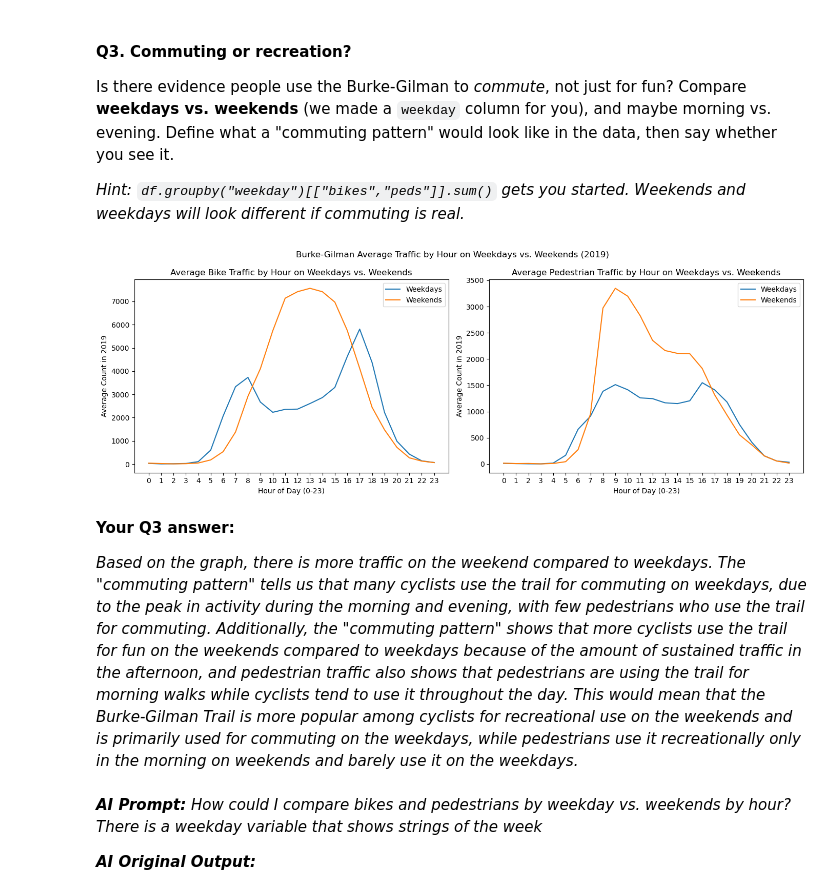
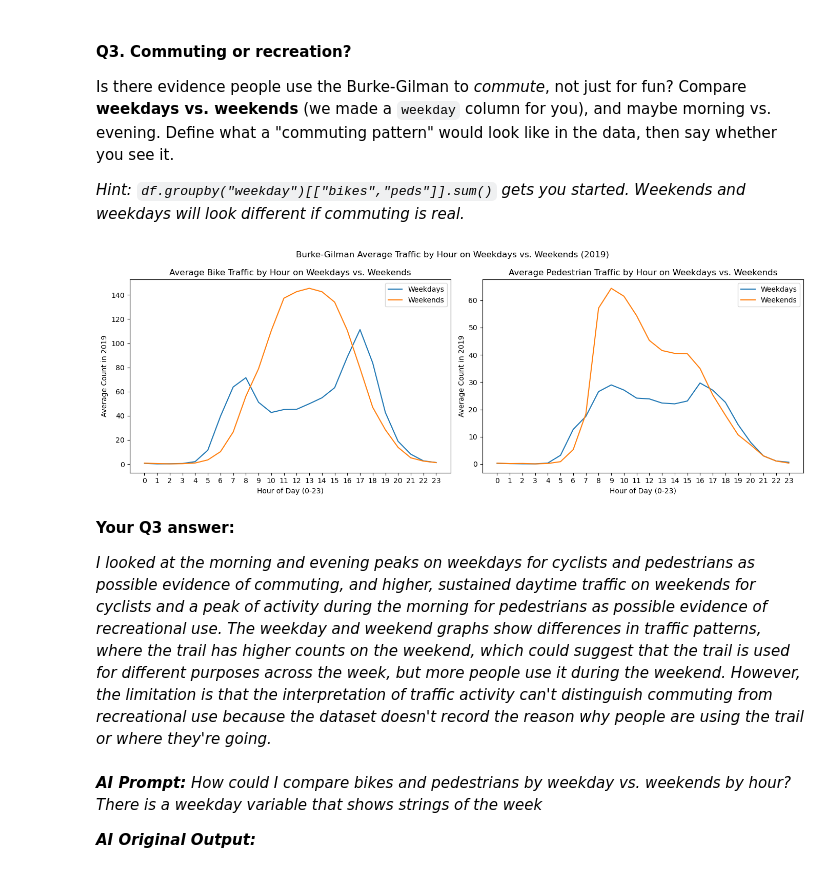
Before and after one commit to yureixas/hcde-410, a Jupyter notebook: A1/A1.ipynb, the cells around one changed output. Cells and saved outputs as stored; diff of their text form; code cells hidden in the pictures.

```diff
--- a/A1/A1.ipynb
+++ b/A1/A1.ipynb
@@ -284,42 +312,42 @@ weekends = ["Saturday", "Sunday"]
 weekday_data = df[df["weekday"].isin(weekdays)]
 weekend_data = df[df["weekday"].isin(weekends)]
 
 # Group by hour and calculate average traffic per day of the week
-bikes_weekday = weekday_data.groupby(["weekday", "hour"])["bikes"].sum().groupby("hour").mean()
-bikes_weekend = weekend_data.groupby(["weekday", "hour"])["bikes"].sum().groupby("hour").mean()
+bikes_weekday = weekday_data.groupby("hour")["bikes"].mean()
+bikes_weekend = weekend_data.groupby("hour")["bikes"].mean()
 
-peds_weekday = weekday_data.groupby(["weekday", "hour"])["peds"].sum().groupby("hour").mean()
-peds_weekend = weekend_data.groupby(["weekday", "hour"])["peds"].sum().groupby("hour").mean()
+peds_weekday = weekday_data.groupby("hour")["peds"].mean()
+peds_weekend = weekend_data.groupby("hour")["peds"].mean()
 
 # Create two plots
 fig, axes = plt.subplots(1, 2, figsize=(14, 5))
 
 axes[0].plot(bikes_weekday.index, bikes_weekday.values, label="Weekdays")
 axes[0].plot(bikes_weekend.index, bikes_weekend.values, label="Weekends")
 axes[0].set_title("Average Bike Traffic by Hour on Weekdays vs. Weekends")
 axes[0].set_xlabel("Hour of Day (0-23)")
 axes[0].set_ylabel("Average Count in 2019")
 axes[0].set_xticks(range(24))
 axes[0].legend()
 
 axes[1].plot(peds_weekday.index, peds_weekday.values, label="Weekdays")
 axes[1].plot(peds_weekend.index, peds_weekend.values, label="Weekends")
 axes[1].set_title("Average Pedestrian Traffic by Hour on Weekdays vs. Weekends")
 axes[1].set_xlabel("Hour of Day (0-23)")
 axes[1].set_ylabel("Average Count in 2019")
 axes[1].set_xticks(range(24))
 axes[1].legend()
 
 
 fig.suptitle("Burke-Gilman Average Traffic by Hour on Weekdays vs. Weekends (2019)")
 plt.tight_layout()
 plt.show()
 # %% [output]
-[figure, old version]
+[figure, new version]
 # %% [markdown]
 **Your Q3 answer:**
 
-*Based on the graph, there is more traffic on the weekend compared to weekdays. The "commuting pattern" tells us that many cyclists use the trail for commuting on weekdays, due to the peak in activity during the morning and evening, with few pedestrians who use the trail for commuting. Additionally, the "commuting pattern" shows that more cyclists use the trail for fun on the weekends compared to weekdays because of the amount of sustained traffic in the afternoon, and pedestrian traffic also shows that pedestrians are using the trail for morning walks while cyclists tend to use it throughout the day. This would mean that the Burke-Gilman Trail is more popular among cyclists for recreational use on the weekends and is primarily used for commuting on the weekdays, while pedestrians use it recreationally only in the morning on weekends and barely use it on the weekdays.*
+*I looked at the morning and evening peaks on weekdays for cyclists and pedestrians as possible evidence of commuting, and higher, sustained daytime traffic on weekends for cyclists and a peak of activity during the morning for pedestrians as possible evidence of recreational use. The weekday and weekend graphs show differences in traffic patterns, where the trail has higher counts on the weekend, which could suggest that the trail is used for different purposes across the week, but more people use it during the weekend. However, the limitation is that the interpretation of traffic activity can't distinguish commuting from recreational use because the dataset doesn't record the reason why people are using the trail or where they're going.*
 # %% [markdown]
 ***AI Prompt:** How could I compare bikes and pedestrians by weekday vs. weekends by hour? There is a weekday variable that shows strings of the week*
 
```
Also changed, not shown: parts of 9 cells of this notebook, 1 other file.
